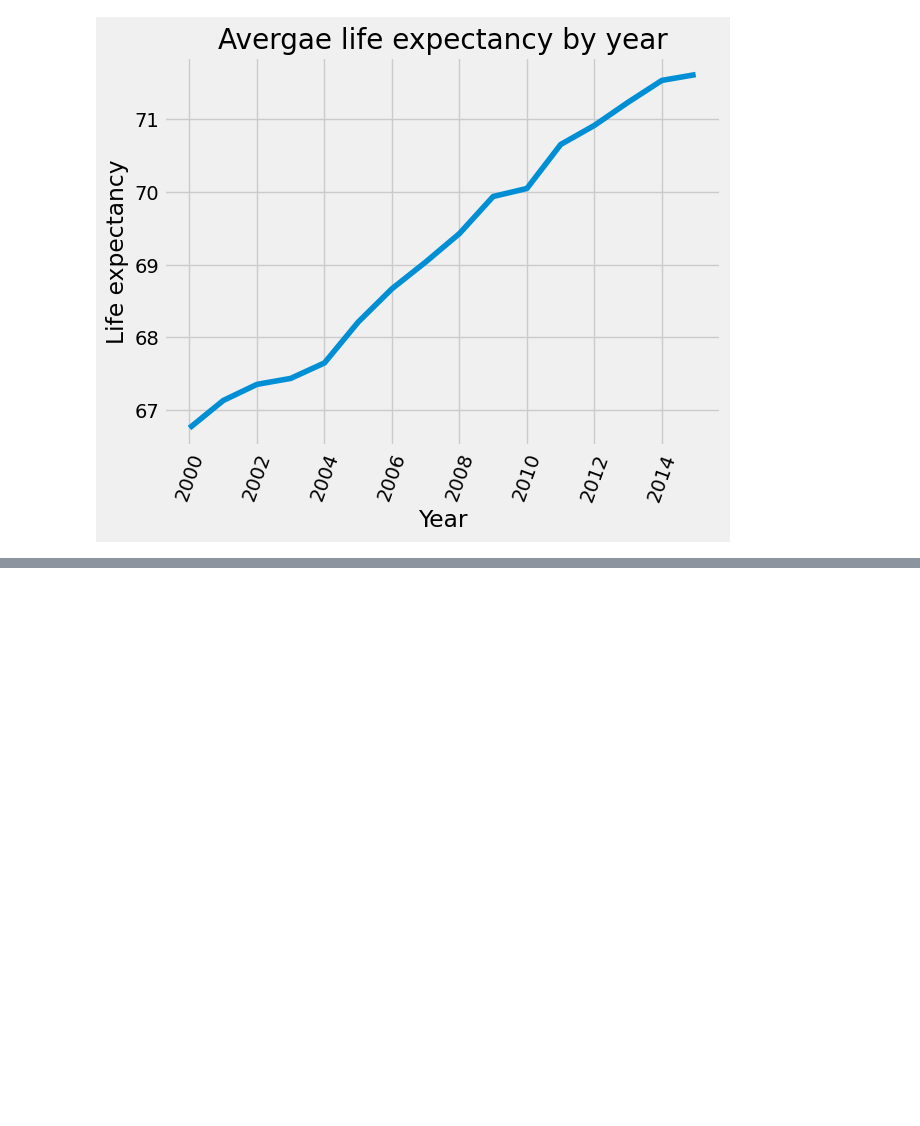
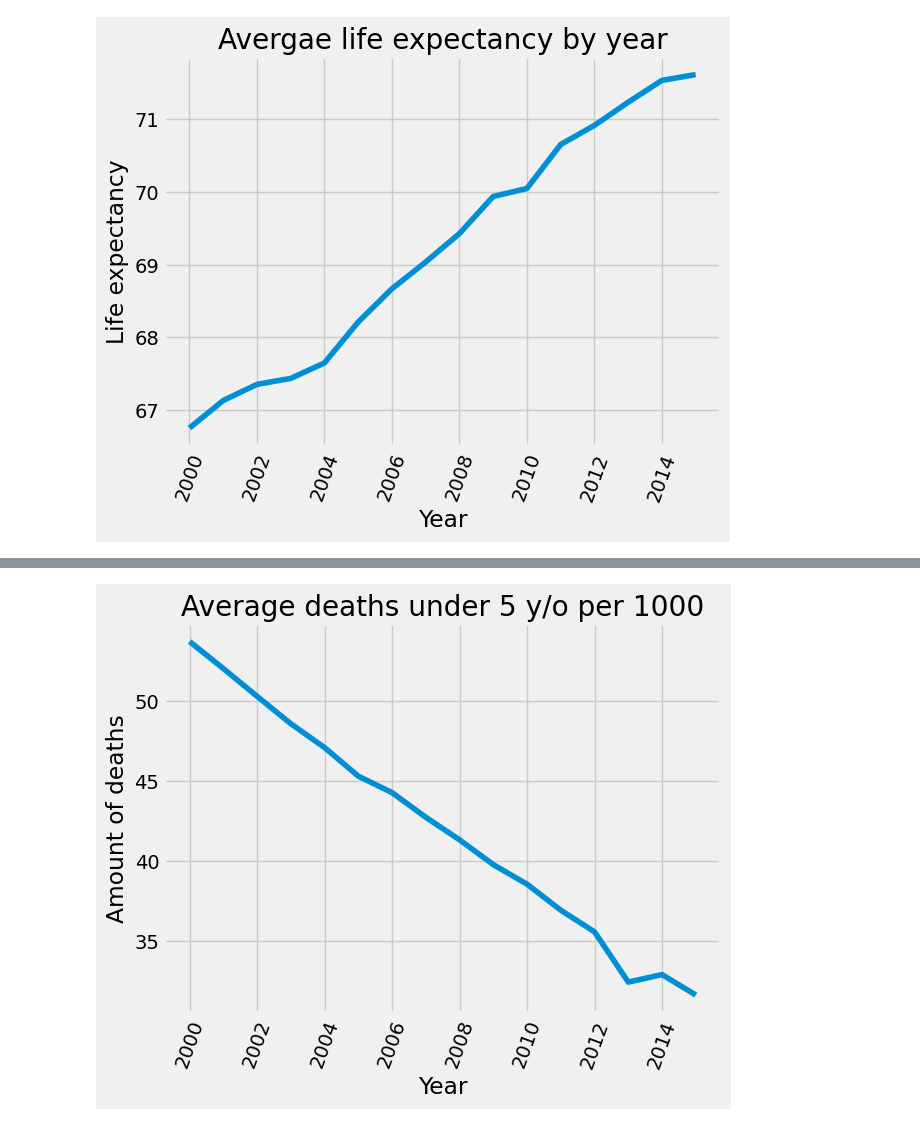
Before and after one commit to CameronBannick/Life-Expectancy-Dataset, a Jupyter notebook: Report on world life expectancy .ipynb, the cells around one changed output, grey strips where cells are left out. Drawn from its saved outputs; the diff is of its cells as text; code cells hidden in the pictures; blank space fills up the shorter version.

```diff
--- a/Report on world life expectancy .ipynb
+++ b/Report on world life expectancy .ipynb
@@ -90,0 +107,16 @@ plt.show()
+# %%
+#grouping average deaths under five by year
+under5_ded = df.groupby('Year')['under-five deaths'].mean()
+#calling line plot with average under five deaths by year
+plt.plot(under5_ded.index, under5_ded.values)
+#calling plot title
+plt.title('Average deaths under 5 y/o per 1000')
+#calling axis titles
+plt.xlabel('Year')
+plt.ylabel('Amount of deaths')
+#rotate x labels
+plt.xticks(rotation=70)
+#show plot
+plt.show()
+# %% [output]
+[figure, added]
```
Also changed, not shown: parts of 9 cells of this notebook.
